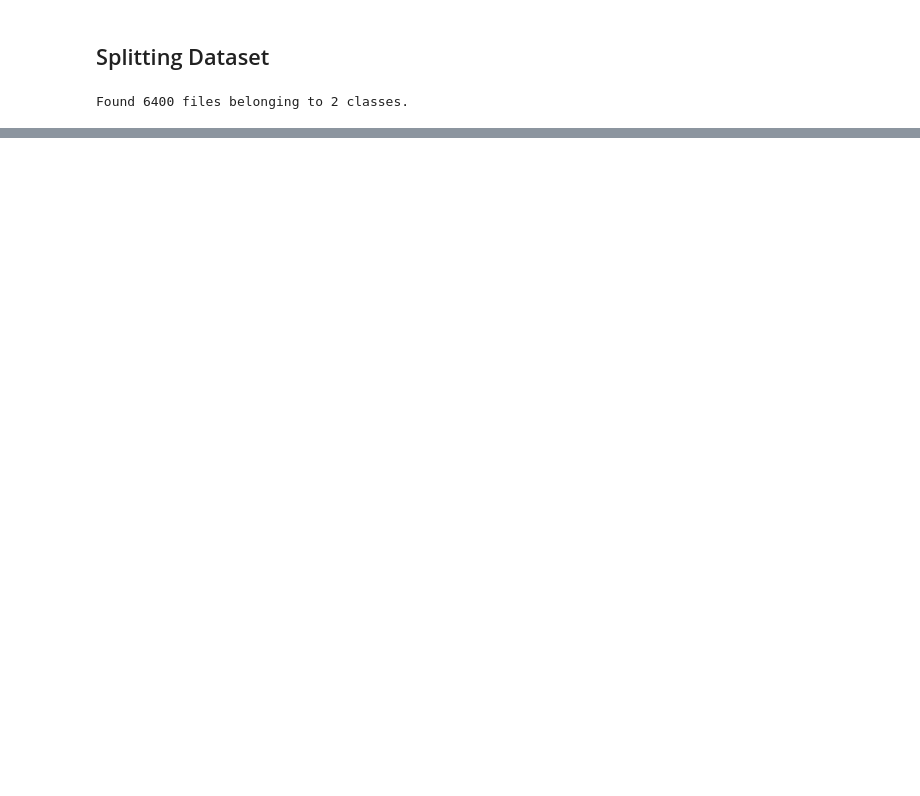
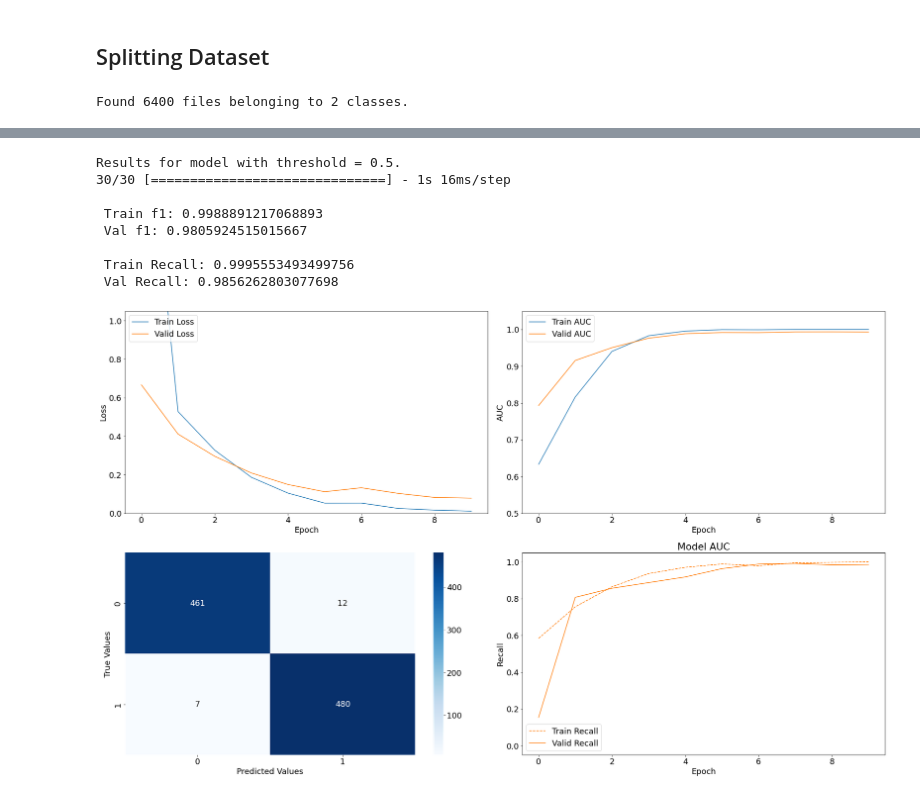
Before and after one commit to ilanhaskel/Alzheimers_Disease_fMRI_Image_Classifier, a Jupyter notebook: index.ipynb, the cells around one changed output, grey strips where cells are left out. Saved outputs shown, nothing was run; the diff lists cells and outputs as text; code cells hidden in the pictures; blank space fills up the shorter version.

Commit message:
First Simple Model

```diff
--- a/index.ipynb
+++ b/index.ipynb
@@ -51,0 +173,15 @@ val_data = tf.keras.preprocessing.image_dataset_from_directory(
+# %%
+model1 = models.Sequential([
+    # since Conv2D is the first layer of the neural network, we should also specify the size of the input
+    layers.Conv2D(128, (3,3), activation='relu', input_shape=(input_layer)),
+    # apply pooling
+    layers.MaxPooling2D(2,2),
+    # flatten the result to feed it to the dense layer
+    layers.Flatten(),
+    # and define 512 neurons for processing the output coming by the previous layers
+    layers.Dense(512, activation='relu'),
+    # dropout layer
+    layers.Dropout(0.5),
+    # a single output neuron
+    layers.Dense(1, activation='sigmoid')
+])
@@ -51,0 +208,2 @@ val_data = tf.keras.preprocessing.image_dataset_from_directory(
+# %%
+metrics = ['accuracy', 'AUC', tf.keras.metrics.Recall(), tf.keras.metrics.Precision()]
@@ -51,0 +217,11 @@ val_data = tf.keras.preprocessing.image_dataset_from_directory(
+# %%
+model1.compile(optimizer='adam',
+              loss='binary_crossentropy',
+              metrics=metrics)
+# %%
+history=model1.fit(train_images,
+                  train_labels,
+                  epochs=10,
+                  validation_data=(val_images,val_labels),
+                  verbose=2
+                  ).history
@@ -51,0 +249,12 @@ val_data = tf.keras.preprocessing.image_dataset_from_directory(
+# %%
+evaluate(model1, 'model', history, X=val_images, y=val_labels, threshold=0.5)
+# %% [output]
+Results for model with threshold = 0.5.
+30/30 [==============================] - 1s 16ms/step
+
+ Train f1: 0.9988891217068893
+ Val f1: 0.9805924515015667
+
+ Train Recall: 0.9995553493499756
+ Val Recall: 0.9856262803077698
+[figure, added]
```
Also changed, not shown: parts of 22 cells of this notebook.
